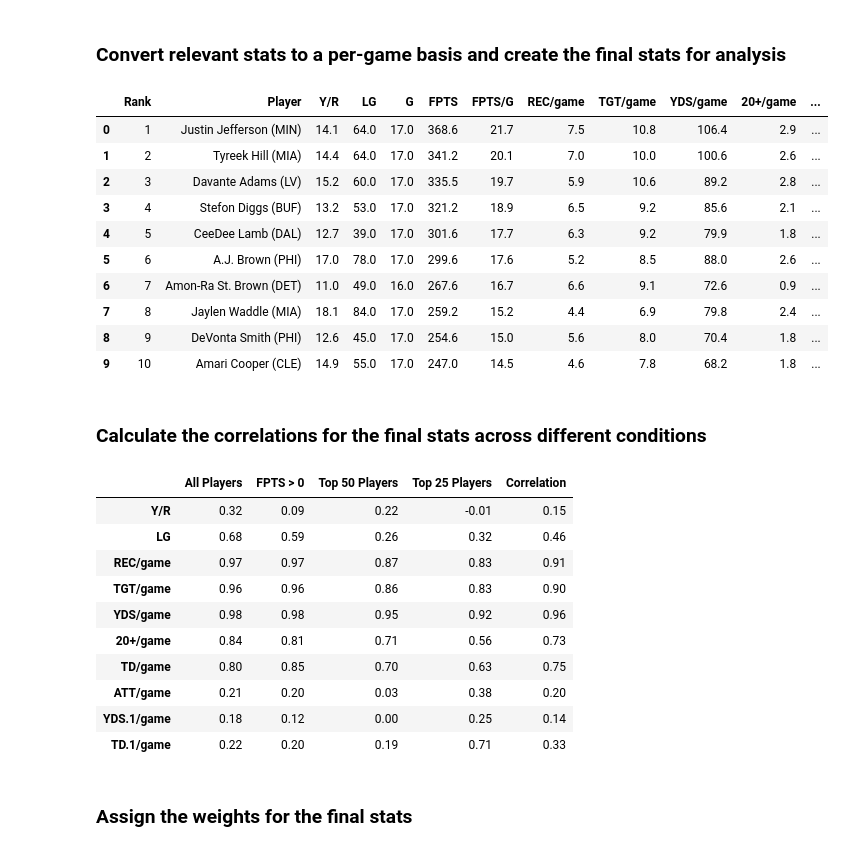
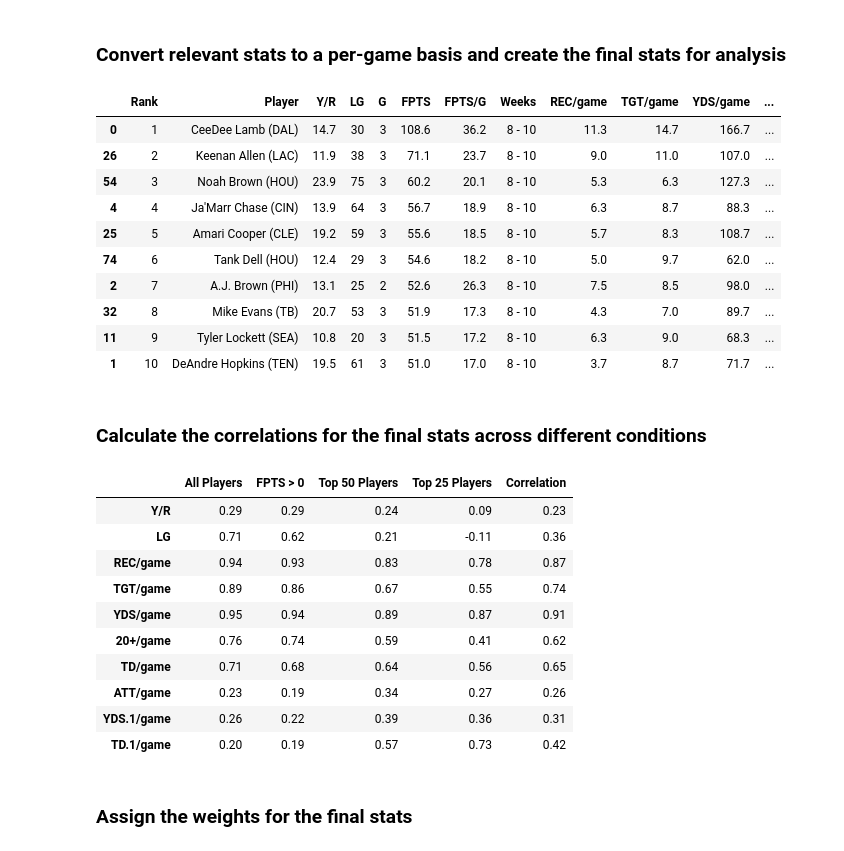
Before and after one commit to meltangonan/fantasy-football, a Jupyter notebook: WR Model.ipynb, the cells around one changed output. Cells and saved outputs as stored; diff of their text form; code cells hidden in the pictures.

```diff
--- a/WR Model.ipynb
+++ b/WR Model.ipynb
@@ -69,10 +2,0 @@ dtype: object
-# %%
-# Convert columns with object data type, excluding certain columns
-convert = df.select_dtypes('object').columns.difference(['Player'])
-df[convert] = df[convert].apply(lambda x: pd.to_numeric(x.str.replace(',', ''), errors='coerce')).fillna(0)
-
-# Convert specific columns to desired data types
-df['Rank'] = df['Rank'].astype('Int64')
-
-# Verify the data types
-df.dtypes
@@ -114,37 +78,37 @@ df.head(10)
 # %%
 # Define columns for per-game calculation
 per_game = list(df.columns[2:])
 
 # Define columns to exclude from the per-game calculation
-exclude_per_game = ['Y/R', 'LG', 'G', 'FPTS', 'FPTS/G']
+exclude_per_game = ['Y/R', 'LG', 'G', 'FPTS', 'FPTS/G', 'Weeks']
 
 # Create columns and convert stats to a per-game basis for the defined columns, not those in the exclude list
 for col in per_game:
     if col not in exclude_per_game:
         df[col + '/game'] = (df[col] / df['G']).round(1)
 
 # Define final columns to be used for analysis, combines excluded and new per-game columns
 final_columns = exclude_per_game + [col + '/game' for col in per_game if col not in exclude_per_game]
 
 # Display final columns with 'Rank' and 'Player'
 df[['Rank', 'Player'] + final_columns].head(10)
 # %% [output]
-|  | Rank | Player | Y/R | LG | G | FPTS | FPTS/G | REC/game | TGT/game | YDS/game | 20+/game | ... |
-| 0 | 1 | Justin Jefferson (MIN) | 14.1 | 64.0 | 17.0 | 368.6 | 21.7 | 7.5 | 10.8 | 106.4 | 2.9 | ... |
-| 1 | 2 | Tyreek Hill (MIA) | 14.4 | 64.0 | 17.0 | 341.2 | 20.1 | 7.0 | 10.0 | 100.6 | 2.6 | ... |
-| 2 | 3 | Davante Adams (LV) | 15.2 | 60.0 | 17.0 | 335.5 | 19.7 | 5.9 | 10.6 | 89.2 | 2.8 | ... |
-| 3 | 4 | Stefon Diggs (BUF) | 13.2 | 53.0 | 17.0 | 321.2 | 18.9 | 6.5 | 9.2 | 85.6 | 2.1 | ... |
-| 4 | 5 | CeeDee Lamb (DAL) | 12.7 | 39.0 | 17.0 | 301.6 | 17.7 | 6.3 | 9.2 | 79.9 | 1.8 | ... |
-| 5 | 6 | A.J. Brown (PHI) | 17.0 | 78.0 | 17.0 | 299.6 | 17.6 | 5.2 | 8.5 | 88.0 | 2.6 | ... |
-| 6 | 7 | Amon-Ra St. Brown (DET) | 11.0 | 49.0 | 16.0 | 267.6 | 16.7 | 6.6 | 9.1 | 72.6 | 0.9 | ... |
-| 7 | 8 | Jaylen Waddle (MIA) | 18.1 | 84.0 | 17.0 | 259.2 | 15.2 | 4.4 | 6.9 | 79.8 | 2.4 | ... |
-| 8 | 9 | DeVonta Smith (PHI) | 12.6 | 45.0 | 17.0 | 254.6 | 15.0 | 5.6 | 8.0 | 70.4 | 1.8 | ... |
-| 9 | 10 | Amari Cooper (CLE) | 14.9 | 55.0 | 17.0 | 247.0 | 14.5 | 4.6 | 7.8 | 68.2 | 1.8 | ... |
+|  | Rank | Player | Y/R | LG | G | FPTS | FPTS/G | Weeks | REC/game | TGT/game | YDS/game | ... |
+| 0 | 1 | CeeDee Lamb (DAL) | 14.7 | 30 | 3 | 108.6 | 36.2 | 8 - 10 | 11.3 | 14.7 | 166.7 | ... |
+| 26 | 2 | Keenan Allen (LAC) | 11.9 | 38 | 3 | 71.1 | 23.7 | 8 - 10 | 9.0 | 11.0 | 107.0 | ... |
+| 54 | 3 | Noah Brown (HOU) | 23.9 | 75 | 3 | 60.2 | 20.1 | 8 - 10 | 5.3 | 6.3 | 127.3 | ... |
+| 4 | 4 | Ja'Marr Chase (CIN) | 13.9 | 64 | 3 | 56.7 | 18.9 | 8 - 10 | 6.3 | 8.7 | 88.3 | ... |
+| 25 | 5 | Amari Cooper (CLE) | 19.2 | 59 | 3 | 55.6 | 18.5 | 8 - 10 | 5.7 | 8.3 | 108.7 | ... |
+| 74 | 6 | Tank Dell (HOU) | 12.4 | 29 | 3 | 54.6 | 18.2 | 8 - 10 | 5.0 | 9.7 | 62.0 | ... |
+| 2 | 7 | A.J. Brown (PHI) | 13.1 | 25 | 2 | 52.6 | 26.3 | 8 - 10 | 7.5 | 8.5 | 98.0 | ... |
+| 32 | 8 | Mike Evans (TB) | 20.7 | 53 | 3 | 51.9 | 17.3 | 8 - 10 | 4.3 | 7.0 | 89.7 | ... |
+| 11 | 9 | Tyler Lockett (SEA) | 10.8 | 20 | 3 | 51.5 | 17.2 | 8 - 10 | 6.3 | 9.0 | 68.3 | ... |
+| 1 | 10 | DeAndre Hopkins (TEN) | 19.5 | 61 | 3 | 51.0 | 17.0 | 8 - 10 | 3.7 | 8.7 | 71.7 | ... |
 # %% [markdown]
 ### Calculate the correlations for the final stats across different conditions
 # %%
 # Define columns and columns to exclude for correlation calculation, from final columns
-exclude_corr = ['FPTS/G', 'FPTS', 'G']
+exclude_corr = ['FPTS/G', 'FPTS', 'G', 'Weeks']
 corr_columns = [col for col in final_columns if col not in exclude_corr]
 
 # Define a function to calculate correlations
@@ -171,16 +135,16 @@ df_corr['Correlation'] = df_corr.mean(axis=1)
 df_corr.round(2)
 # %% [output]
 |  | All Players | FPTS > 0 | Top 50 Players | Top 25 Players | Correlation |
-| Y/R | 0.32 | 0.09 | 0.22 | -0.01 | 0.15 |
-| LG | 0.68 | 0.59 | 0.26 | 0.32 | 0.46 |
-| REC/game | 0.97 | 0.97 | 0.87 | 0.83 | 0.91 |
-| TGT/game | 0.96 | 0.96 | 0.86 | 0.83 | 0.90 |
-| YDS/game | 0.98 | 0.98 | 0.95 | 0.92 | 0.96 |
-| 20+/game | 0.84 | 0.81 | 0.71 | 0.56 | 0.73 |
-| TD/game | 0.80 | 0.85 | 0.70 | 0.63 | 0.75 |
-| ATT/game | 0.21 | 0.20 | 0.03 | 0.38 | 0.20 |
-| YDS.1/game | 0.18 | 0.12 | 0.00 | 0.25 | 0.14 |
-| TD.1/game | 0.22 | 0.20 | 0.19 | 0.71 | 0.33 |
+| Y/R | 0.29 | 0.29 | 0.24 | 0.09 | 0.23 |
+| LG | 0.71 | 0.62 | 0.21 | -0.11 | 0.36 |
+| REC/game | 0.94 | 0.93 | 0.83 | 0.78 | 0.87 |
+| TGT/game | 0.89 | 0.86 | 0.67 | 0.55 | 0.74 |
+| YDS/game | 0.95 | 0.94 | 0.89 | 0.87 | 0.91 |
+| 20+/game | 0.76 | 0.74 | 0.59 | 0.41 | 0.62 |
+| TD/game | 0.71 | 0.68 | 0.64 | 0.56 | 0.65 |
+| ATT/game | 0.23 | 0.19 | 0.34 | 0.27 | 0.26 |
+| YDS.1/game | 0.26 | 0.22 | 0.39 | 0.36 | 0.31 |
+| TD.1/game | 0.20 | 0.19 | 0.57 | 0.73 | 0.42 |
 # %% [markdown]
 ### Assign the weights for the final stats
 # %%
```
Also changed, not shown: parts of 15 cells of this notebook, 8 other files.
